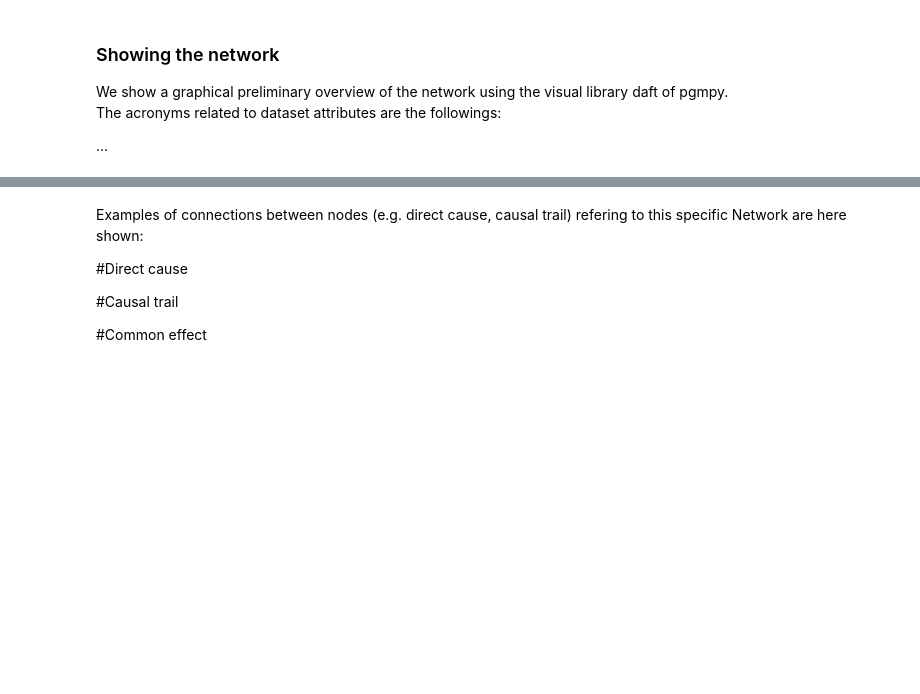
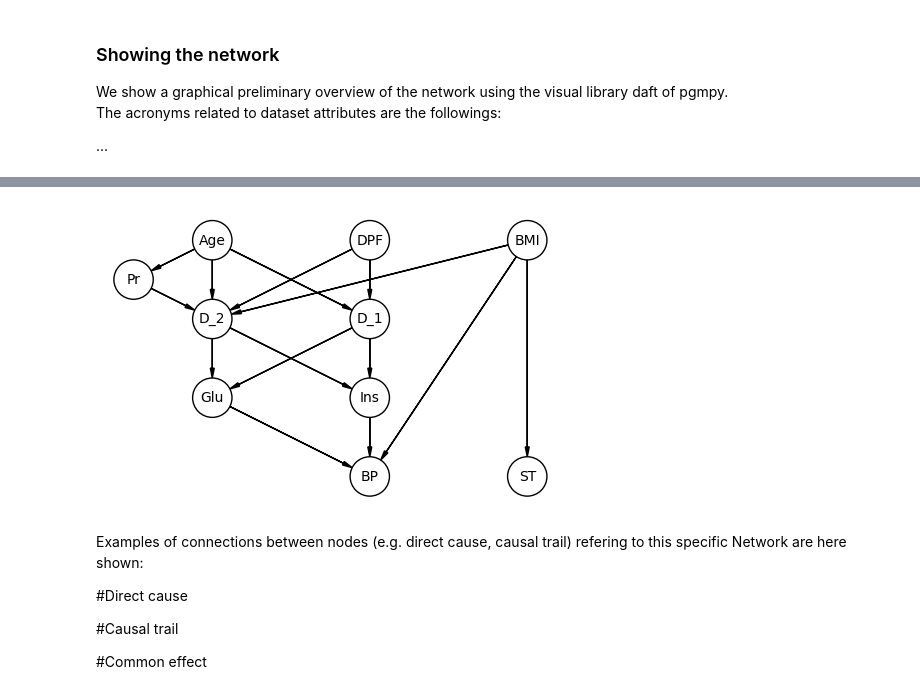
Before and after one commit to LucaZucchini97/Project_Venieri_Zucchini, a Jupyter notebook: FAIKR3_project_Venieri_Zucchini.ipynb, the cells around one changed output, grey strips where cells are left out. Cells and saved outputs as stored; diff of their text form; code cells hidden in the pictures; blank space fills up the shorter version.

```diff
--- a/FAIKR3_project_Venieri_Zucchini.ipynb
+++ b/FAIKR3_project_Venieri_Zucchini.ipynb
@@ -286,38 +466,45 @@ The acronyms related to dataset attributes are the followings:
 # %%
 import daft
 import matplotlib.pyplot as plt
 from daft import PGM
 
 pgm = PGM()
 
 pgm.add_node(daft.Node('Age', "Age", 2, 4))
-pgm.add_node(daft.Node('DPF', "DPF", 3, 4))
-pgm.add_node(daft.Node('BMI', "BMI", 4, 4))
+pgm.add_node(daft.Node('DPF', "DPF", 4, 4))
+pgm.add_node(daft.Node('BMI', "BMI", 6, 4))
 
 pgm.add_node(daft.Node('Pr', "Pr", 1, 3.5))
 
-pgm.add_node(daft.Node('Diab', "Diab", 2, 3))
+pgm.add_node(daft.Node('Diab_2', "D_2", 2, 3))
+pgm.add_node(daft.Node('Diab_1', "D_1", 4, 3))
 
-pgm.add_node(daft.Node('Glu', "Glu", 1, 2))
-pgm.add_node(daft.Node('Ins', "Ins", 2, 2))
+pgm.add_node(daft.Node('Glu', "Glu", 2, 2))
+pgm.add_node(daft.Node('Ins', "Ins", 4, 2))
 
-pgm.add_node(daft.Node('BP', "BP", 3, 1))
-pgm.add_node(daft.Node('ST', "ST", 4, 1))
+pgm.add_node(daft.Node('BP', "BP", 4, 1))
+pgm.add_node(daft.Node('ST', "ST", 6, 1))
 
 pgm.add_edge('Age', 'Pr')
-pgm.add_edge('Pr', 'Diab')
-pgm.add_edge('DPF', 'Diab')
-pgm.add_edge('Age', 'Diab')
-pgm.add_edge('BMI','Diab')
+pgm.add_edge('Pr', 'Diab_2')
+pgm.add_edge('DPF', 'Diab_2')
+pgm.add_edge('DPF', 'Diab_1')
+pgm.add_edge('Age', 'Diab_2')
+pgm.add_edge('Age', 'Diab_1')
+pgm.add_edge('BMI','Diab_2')
 pgm.add_edge('BMI','ST')
 pgm.add_edge('BMI', 'BP')
-pgm.add_edge('Diab', 'Glu')
-pgm.add_edge('Diab', 'Ins')
+pgm.add_edge('Diab_2', 'Glu')
+pgm.add_edge('Diab_2', 'Ins')
+pgm.add_edge('Diab_1', 'Glu')
+pgm.add_edge('Diab_1', 'Ins')
 pgm.add_edge('Glu', 'BP')
 pgm.add_edge('Ins', 'BP')
 
 pgm.render()
 plt.show()
+# %% [output]
+[figure, added]
 # %% [markdown]
 Examples of connections between nodes (e.g. direct cause, causal trail) refering to this specific Network are here shown:
 
```
Also changed, not shown: parts of 45 cells of this notebook.
